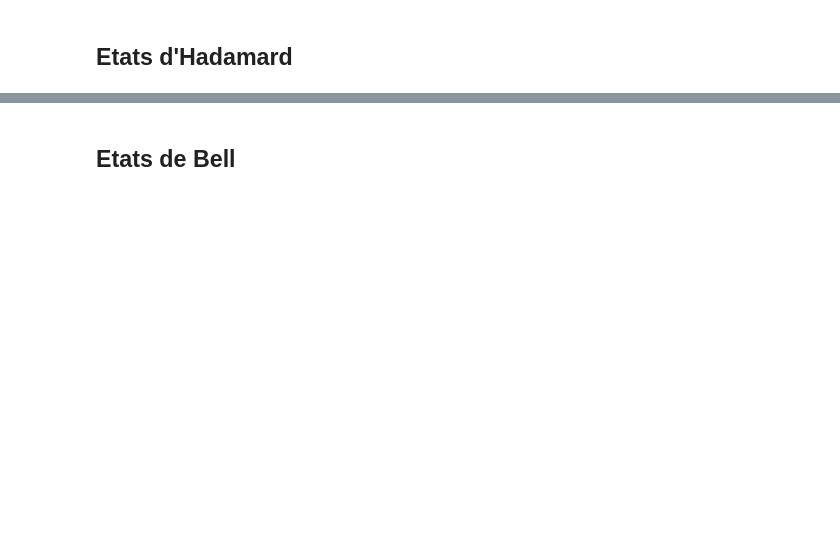
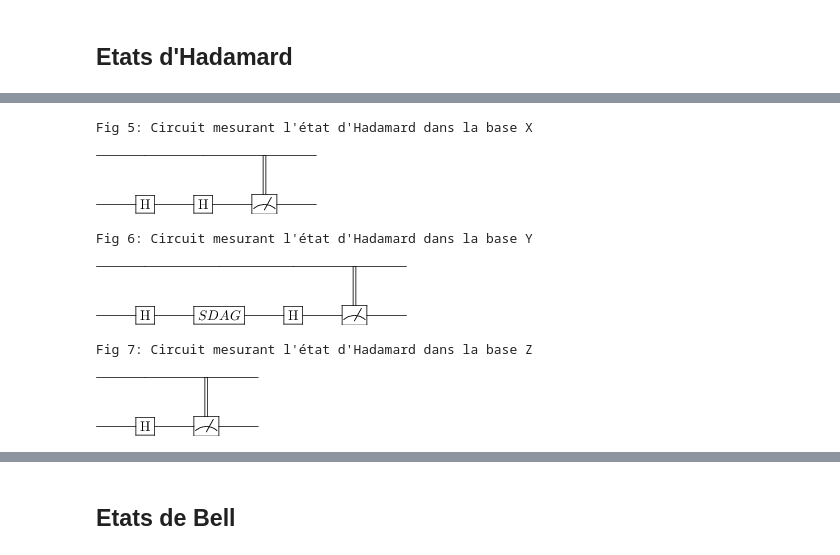
Before and after one commit to guybrush007/sorbonne, a Jupyter notebook: projet-tomographie-quantique/Tomographie quantique - Rapport.ipynb, the cells around one changed output, grey strips where cells are left out. Saved outputs shown, nothing was run; the diff lists cells and outputs as text; code cells hidden in the pictures; blank space fills up the shorter version.

```diff
--- a/projet-tomographie-quantique/Tomographie quantique - Rapport.ipynb
+++ b/projet-tomographie-quantique/Tomographie quantique - Rapport.ipynb
@@ -105,0 +204,51 @@ Une autre facon de parametrer une matrice densite et d'utiliser la decomposition
+# %%
+from qutip import Qobj
+
+def prepare_hadamard_state_circuit():
+    qc = QubitCircuit(N=1, num_cbits=1)
+    qc.add_gate("SNOT", targets=[0])
+    return qc
+
+def get_measurement_X_circuit():
+    qc = prepare_hadamard_state_circuit()
+    # Mesure dans dans la base X
+    qc.add_gate("SNOT", targets=[0])
+    qc.add_measurement("M0", targets=[0], classical_store=0)
+    return qc
+
+def get_measurement_Y_circuit():
+    qc = prepare_hadamard_state_circuit()
+    # Mesure dans la base Y
+    sdagger = Qobj(np.array([[1., 0],[0., -1.j]])) # On cree et ajoute la porte SDAG
+    qc.user_gates = {"SDAG": sdagger}
+    qc.add_gate("SDAG", targets=[0])
+    qc.add_gate("SNOT", targets=[0])
+    qc.add_measurement("M0", targets=[0], classical_store=0)
+    return qc
+
+def get_measurement_Z_circuit():
+    qc = prepare_hadamard_state_circuit()
+    # Mesure dans la base Z
+    qc.add_measurement("M0", targets=[0], classical_store=0)
+    return qc
+# %%
+# Circuit pour la preparation de l'etat d'Hadamard et mesure dans la base X
+print("Fig 5: Circuit mesurant l'état d'Hadamard dans la base X")
+get_measurement_X_circuit().png
+# %% [output]
+Fig 5: Circuit mesurant l'état d'Hadamard dans la base X
+[figure, added]
+# %%
+# Circuit pour la preparation de l'etat d'Hadamard et mesure dans la base Y
+print("Fig 6: Circuit mesurant l'état d'Hadamard dans la base Y")
+get_measurement_Y_circuit().png
+# %% [output]
+Fig 6: Circuit mesurant l'état d'Hadamard dans la base Y
+[figure, added]
+# %%
+# Circuit pour la preparation de l'etat d'Hadamard et mesure dans la base Z
+print("Fig 7: Circuit mesurant l'état d'Hadamard dans la base Z")
+get_measurement_Z_circuit().png
+# %% [output]
+Fig 7: Circuit mesurant l'état d'Hadamard dans la base Z
+[figure, added]
```
Also changed, not shown: parts of 81 cells of this notebook, 1 other file.
